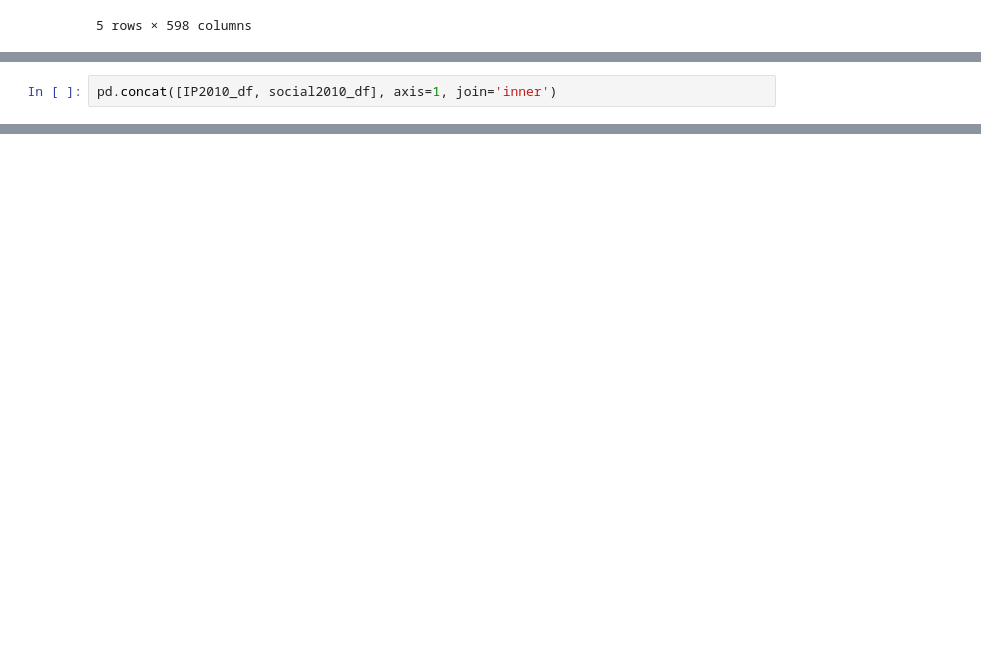
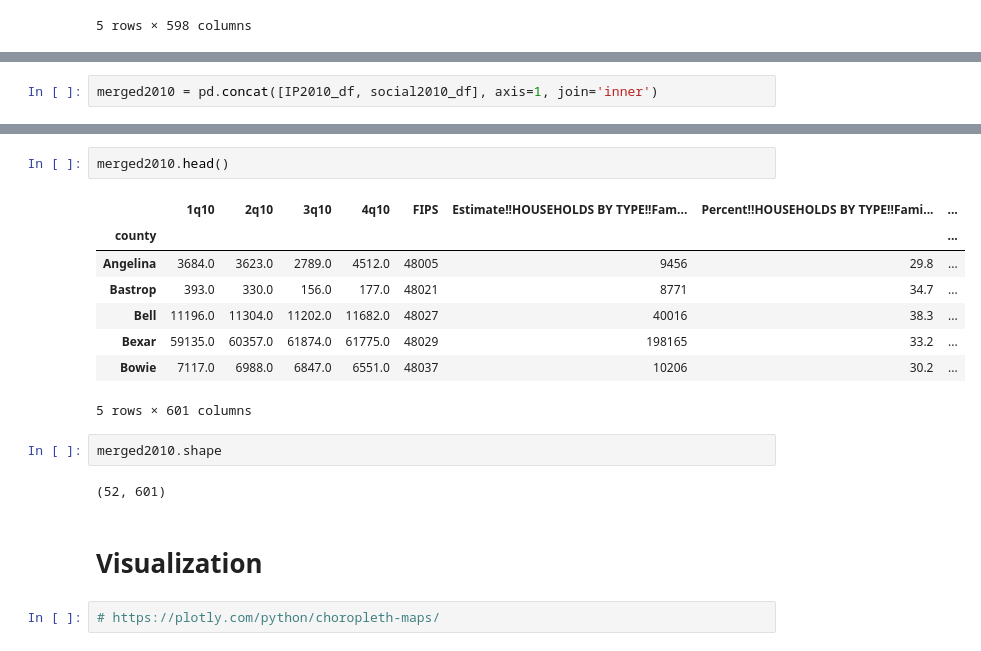
Before and after one commit to didyxdi/COGS118B_FinalProject, a Jupyter notebook: Data Cleaning 12032020.ipynb, the cells around one changed output, grey strips where cells are left out. Drawn from its saved outputs; the diff is of its cells as text; blank space fills up the shorter version.

```diff
--- a/Data Cleaning 12032020.ipynb
+++ b/Data Cleaning 12032020.ipynb
@@ -76,4 +76,4 @@ social2010_df.head()
 | Bowie | 48037 | 10206 | 30.2 | 15831 | 1423 | ... |
 5 rows × 597 columns
 # %%
-pd.concat([IP2010_df, social2010_df], axis=1, join='inner')
+merged2010 = pd.concat([IP2010_df, social2010_df], axis=1, join='inner')
@@ -99,0 +80,19 @@ pd.concat([IP2010_df, social2010_df], axis=1, join='inner')
+# %%
+merged2010.head()
+# %% [output]
+|  | 1q10 | 2q10 | 3q10 | 4q10 | FIPS | Estimate!!HOUSEHOLDS BY TYPE!!Fam... | Percent!!HOUSEHOLDS BY TYPE!!Fami... | ... |
+| county |  |  |  |  |  |  |  | ... |
+| Angelina | 3684.0 | 3623.0 | 2789.0 | 4512.0 | 48005 | 9456 | 29.8 | ... |
+| Bastrop | 393.0 | 330.0 | 156.0 | 177.0 | 48021 | 8771 | 34.7 | ... |
+| Bell | 11196.0 | 11304.0 | 11202.0 | 11682.0 | 48027 | 40016 | 38.3 | ... |
+| Bexar | 59135.0 | 60357.0 | 61874.0 | 61775.0 | 48029 | 198165 | 33.2 | ... |
+| Bowie | 7117.0 | 6988.0 | 6847.0 | 6551.0 | 48037 | 10206 | 30.2 | ... |
+5 rows × 601 columns
+# %%
+merged2010.shape
+# %% [output]
+(52, 601)
+# %% [markdown]
+# Visualization
+# %%
+# https://plotly.com/python/choropleth-maps/
```
Also changed, not shown: parts of 4 cells of this notebook, 1 other file.
